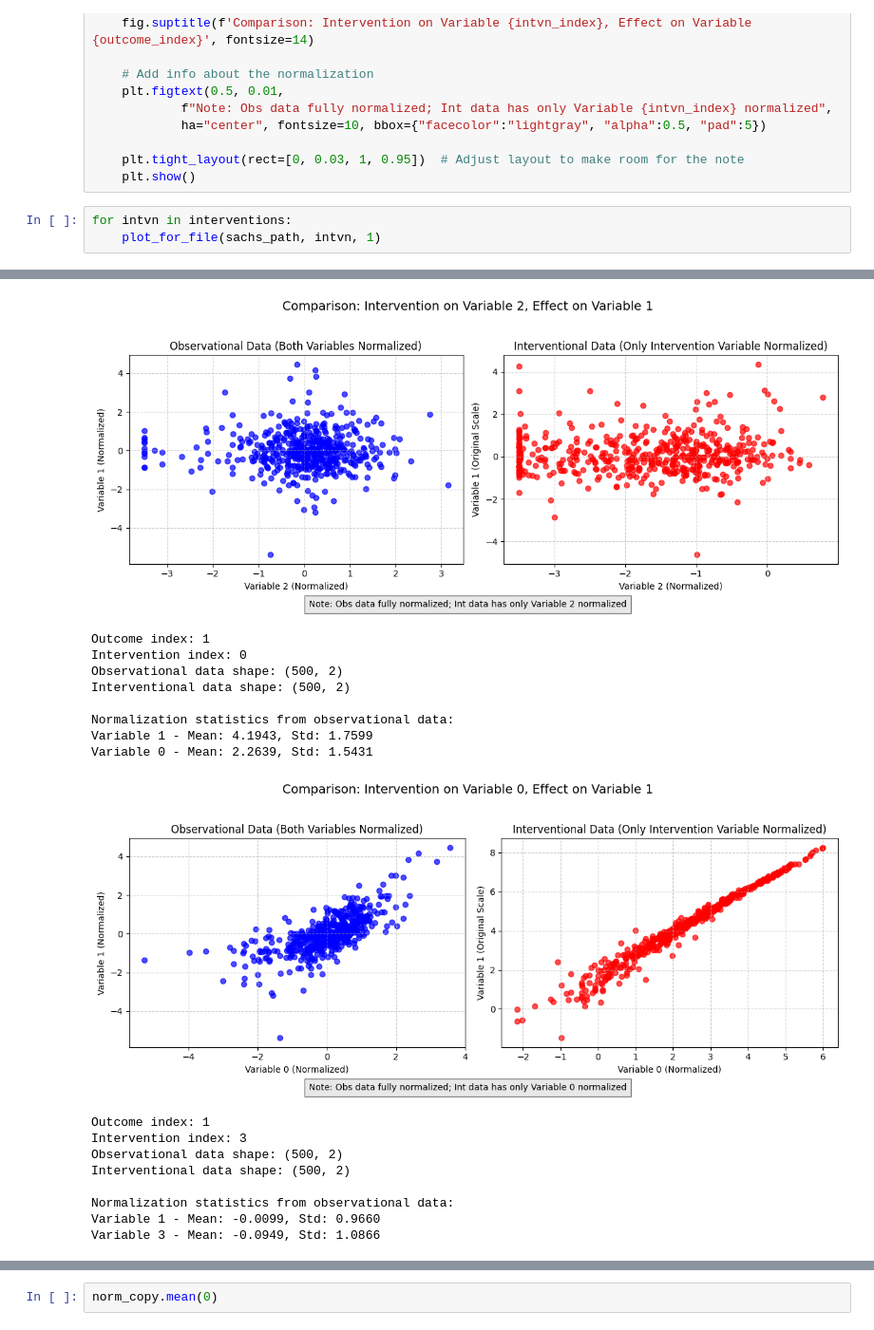
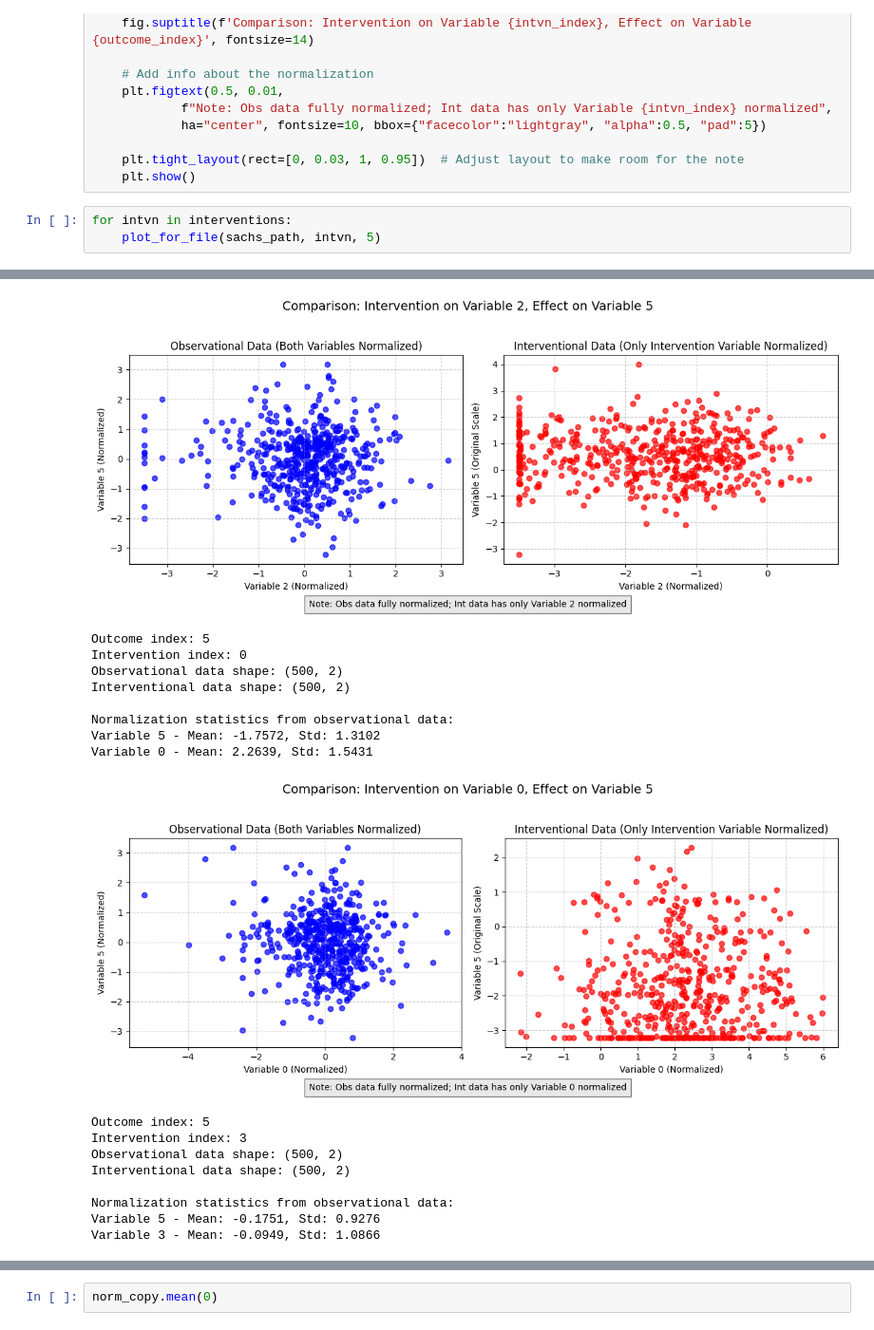
Before and after one commit to ruiziyan9/AL-CFM, a Jupyter notebook: CITNP/notebooks/sachs_dataset.ipynb, the cells around one changed output, grey strips where cells are left out. Shown at 95% size. Cells and saved outputs as stored; diff of their text form.

```diff
--- a/CITNP/notebooks/sachs_dataset.ipynb
+++ b/CITNP/notebooks/sachs_dataset.ipynb
@@ -178,5 +178,5 @@ def plot_for_file(sachs_path, sachs_file, outcome_index):
     plt.show()
 # %%
 for intvn in interventions:
-    plot_for_file(sachs_path, intvn, 1)
+    plot_for_file(sachs_path, intvn, 5)
 # %% [output]
@@ -208,19 +208,19 @@ Variable 1 - Mean: 0.1014, Std: 0.9156
 Variable 2 - Mean: -1.6706, Std: 1.0736
-[figure, old version]
+[figure, new version]
-Outcome index: 1
+Outcome index: 5
 Intervention index: 0
 Observational data shape: (500, 2)
 Interventional data shape: (500, 2)
 
 Normalization statistics from observational data:
-Variable 1 - Mean: 4.1943, Std: 1.7599
+Variable 5 - Mean: -1.7572, Std: 1.3102
 Variable 0 - Mean: 2.2639, Std: 1.5431
-[figure, old version]
+[figure, new version]
-Outcome index: 1
+Outcome index: 5
 Intervention index: 3
 Observational data shape: (500, 2)
 Interventional data shape: (500, 2)
 
 Normalization statistics from observational data:
-Variable 1 - Mean: -0.0099, Std: 0.9660
+Variable 5 - Mean: -0.1751, Std: 0.9276
 Variable 3 - Mean: -0.0949, Std: 1.0866
```
Also changed, not shown: parts of 1 cell of this notebook, 10 other files.
